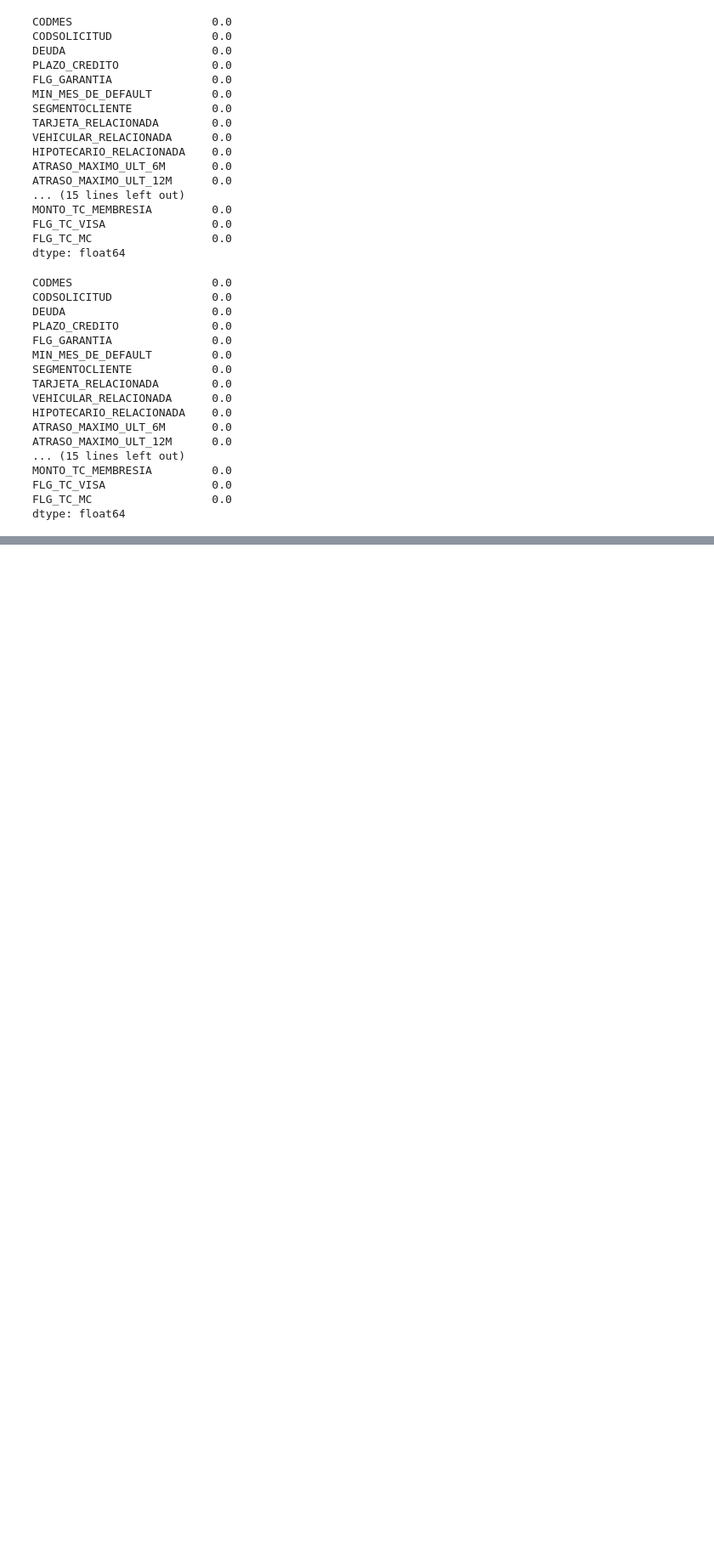
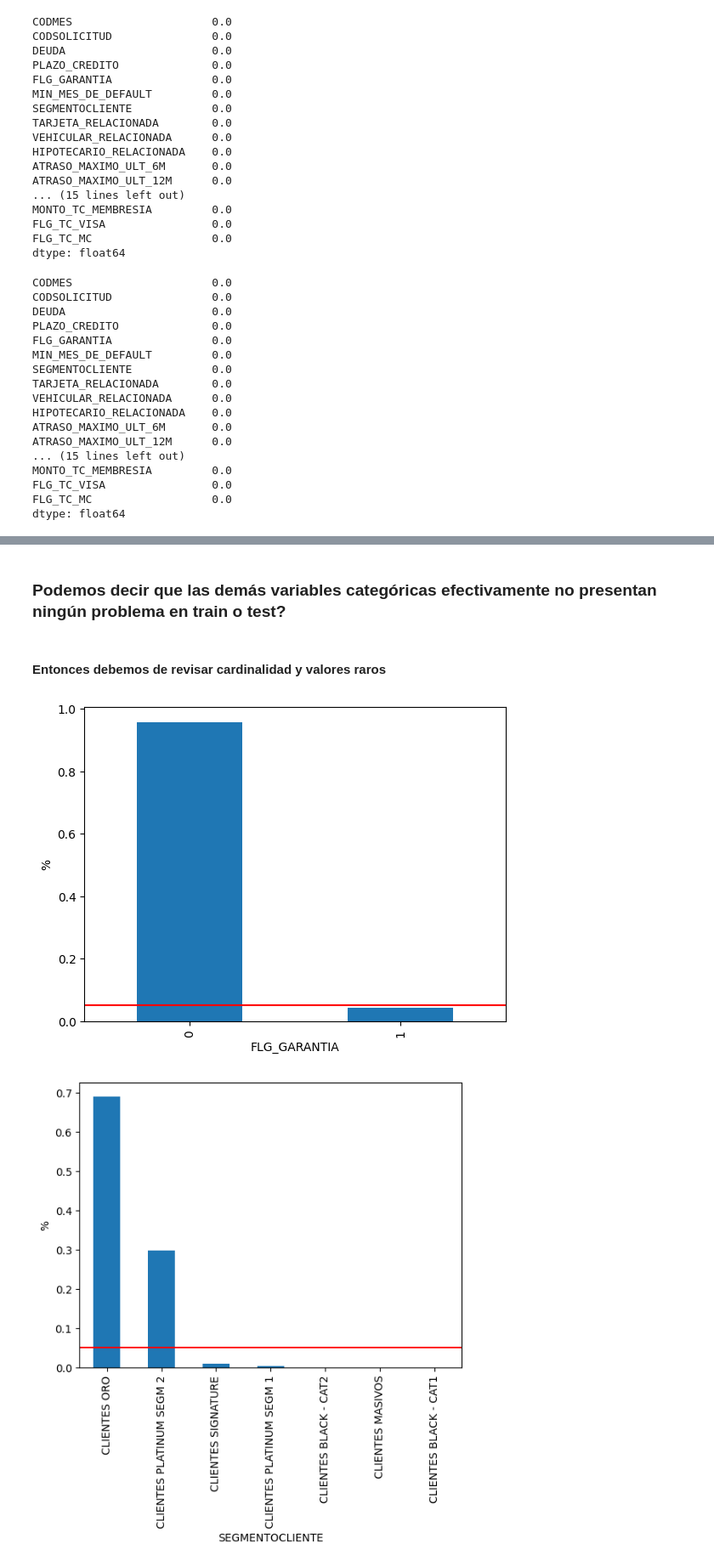
Before and after one commit to jpantojaj/CreditScoring, a Jupyter notebook: Sesión_6_17_Desarrollo_Modelo.ipynb, the cells around one changed output, grey strips where cells are left out. Shown at 85% size. Drawn from its saved outputs; the diff is of its cells as text; code cells hidden in the pictures; blank space fills up the shorter version.

```diff
--- a/Sesión_6_17_Desarrollo_Modelo.ipynb
+++ b/Sesión_6_17_Desarrollo_Modelo.ipynb
@@ -928,0 +933,7 @@ dtype: float64
+# %%
+cat_cols=['FLG_GARANTIA','SEGMENTOCLIENTE','TARJETA_RELACIONADA','VEHICULAR_RELACIONADA','HIPOTECARIO_RELACIONADA','CLASIF_SISTEMA_ULT_12M',
+          'FLG_PDH','PROFESION','ZONA_DEL_DESEMBOLSO','ESTADO_CIVIL','FLG_TC_VISA','FLG_TC_MC']
+# %%
+# Examinemos esto en la muestra de train
+for col in cat_cols:
+    print('variable: ', col, ' nro de categorias: ', X_train_t[col].nunique())
@@ -928,0 +953,4 @@ dtype: float64
+# %%
+#Examinemos esto en la muestra de test
+for col in cat_cols:
+    print('variable: ', col, ' nro de categorias: ', X_test_t[col].nunique())
@@ -928,0 +997,16 @@ dtype: float64
+# %% [markdown]
+### Podemos decir que las demás variables categóricas efectivamente no presentan ningún problema en train o test?
+# %% [markdown]
+#### Entonces debemos de revisar cardinalidad y valores raros
+# %%
+total = len(X_train_t)
+for col in cat_cols:
+    temp_df = pd.Series(X_train_t[col].value_counts() / total)
+    fig = temp_df.sort_values(ascending=False).plot.bar() #figsize=(10,5)
+    fig.set_xlabel(col)
+    fig.axhline(y=0.05, color='red')
+    fig.set_ylabel('%')
+    plt.show()
+# %% [output]
+[figure, added]
+[figure, added]
```
Also changed, not shown: parts of 103 cells of this notebook.
